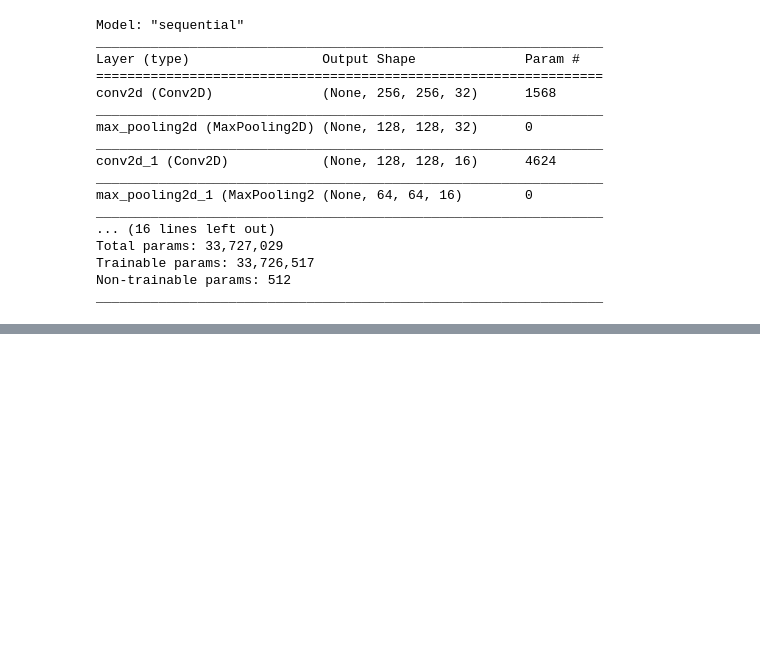
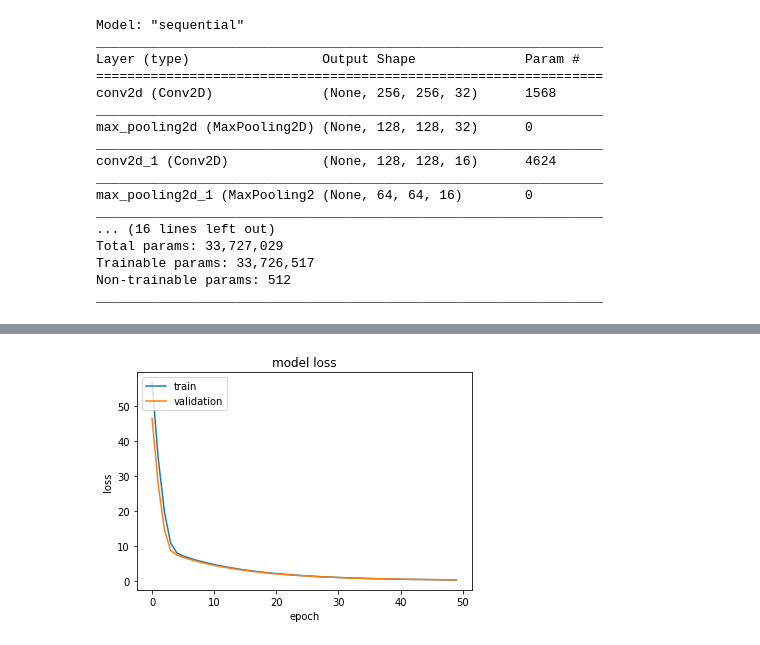
Before and after one commit to jkcg-learning/100DaysOfMLCode, a Jupyter notebook: Recognize_Animals.ipynb, the cells around one changed output, grey strips where cells are left out. Saved outputs shown, nothing was run; the diff lists cells and outputs as text; code cells hidden in the pictures; blank space fills up the shorter version.

```diff
--- a/Recognize_Animals.ipynb
+++ b/Recognize_Animals.ipynb
@@ -408,0 +929,4 @@ final_predictions_VGG
+# %%
+plotloss(history_RESNET)
+# %% [output]
+[figure, added]
```
Also changed, not shown: parts of 51 cells of this notebook.
